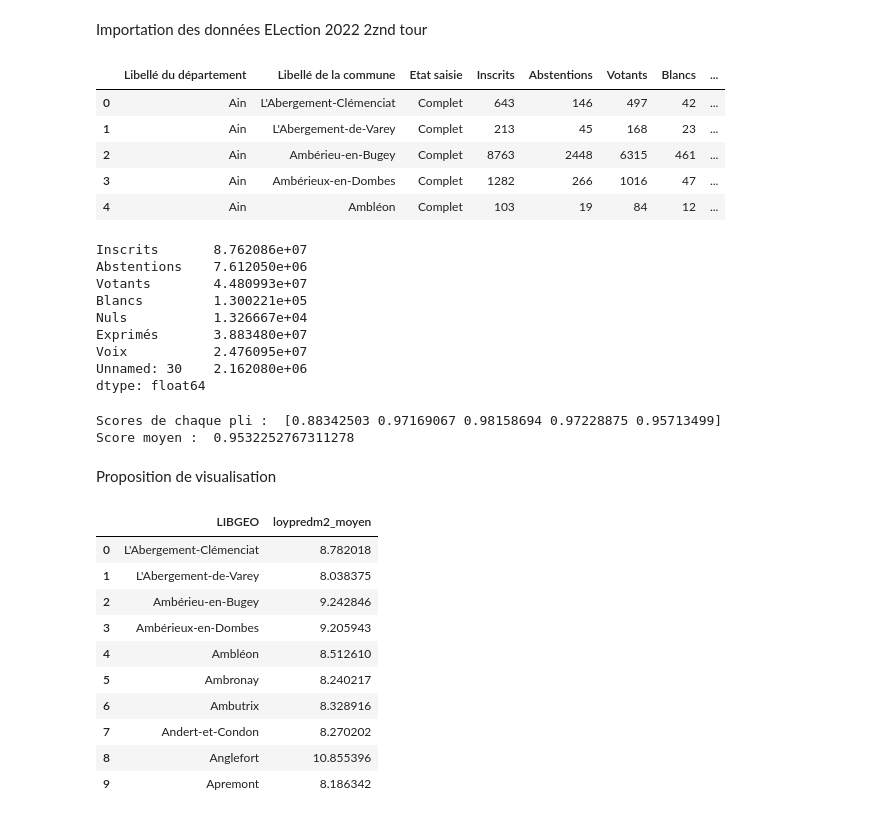
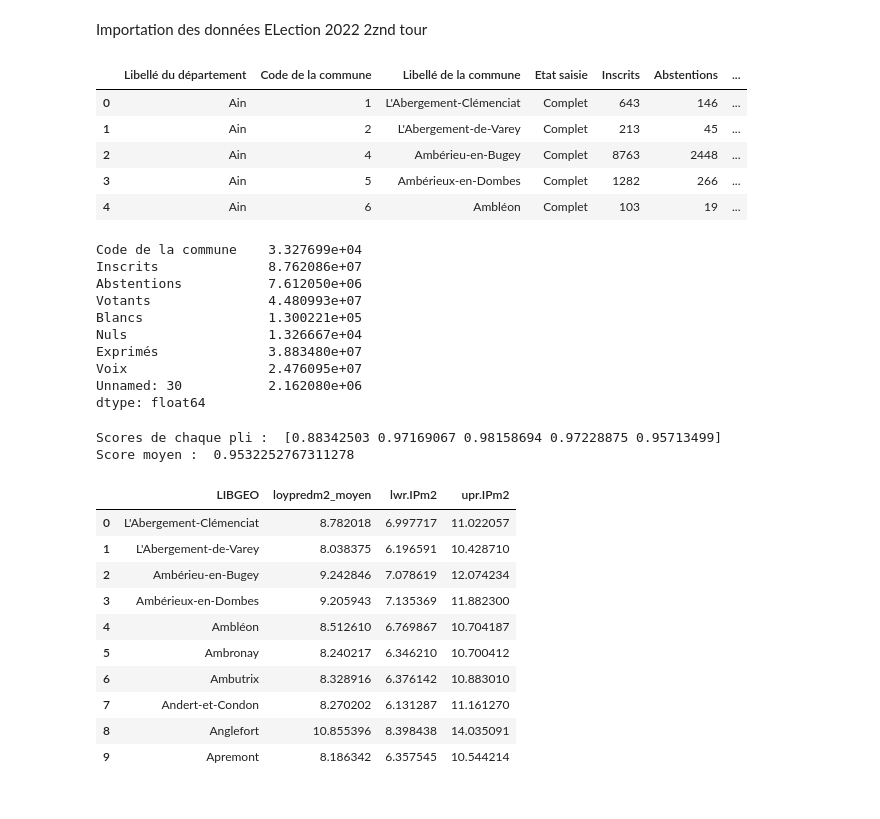
Before and after one commit to Anatgnr/Conso-annuelle-ML, a Jupyter notebook: Projet_ML.ipynb, the cells around one changed output. Saved outputs shown, nothing was run; the diff lists cells and outputs as text; code cells hidden in the pictures.

```diff
--- a/Projet_ML.ipynb
+++ b/Projet_ML.ipynb
@@ -18,33 +19,34 @@ from sklearn.model_selection import cross_val_score
 # %%
 # Create a DataFrame from the CSV data
 data = pd.read_excel('https://www.data.gouv.fr/fr/datasets/r/06d9816c-1b87-498d-985e-f312acee4f51')
 
 df = data.copy()
 df = df.drop(df.columns[[26, 27, 29, 31, 32]], axis=1)
-df = df.drop(['Code du département', 'Code de la commune', 'N°Panneau', 'Sexe',
+df = df.drop(['Code du département', 'N°Panneau', 'Sexe',
               'Prénom', '% Abs/Ins', '% Vot/Ins', '% Blancs/Ins', '% Blancs/Vot', '% Nuls/Ins',
               '% Nuls/Vot', '% Exp/Ins', '% Exp/Vot', '% Voix/Ins', '% Voix/Exp'], axis=1,)
 pd.set_option('display.max_rows', None)
 pd.set_option('display.max_columns', None)
 df.head()
 # %% [output]
-|  | Libellé du département | Libellé de la commune | Etat saisie | Inscrits | Abstentions | Votants | Blancs | ... |
-| 0 | Ain | L'Abergement-Clémenciat | Complet | 643 | 146 | 497 | 42 | ... |
-| 1 | Ain | L'Abergement-de-Varey | Complet | 213 | 45 | 168 | 23 | ... |
-| 2 | Ain | Ambérieu-en-Bugey | Complet | 8763 | 2448 | 6315 | 461 | ... |
-| 3 | Ain | Ambérieux-en-Dombes | Complet | 1282 | 266 | 1016 | 47 | ... |
-| 4 | Ain | Ambléon | Complet | 103 | 19 | 84 | 12 | ... |
+|  | Libellé du département | Code de la commune | Libellé de la commune | Etat saisie | Inscrits | Abstentions | ... |
+| 0 | Ain | 1 | L'Abergement-Clémenciat | Complet | 643 | 146 | ... |
+| 1 | Ain | 2 | L'Abergement-de-Varey | Complet | 213 | 45 | ... |
+| 2 | Ain | 4 | Ambérieu-en-Bugey | Complet | 8763 | 2448 | ... |
+| 3 | Ain | 5 | Ambérieux-en-Dombes | Complet | 1282 | 266 | ... |
+| 4 | Ain | 6 | Ambléon | Complet | 103 | 19 | ... |
 # %%
 df.var(axis = 0)
 # %% [output]
-Inscrits       8.762086e+07
-Abstentions    7.612050e+06
-Votants        4.480993e+07
-Blancs         1.300221e+05
-Nuls           1.326667e+04
-Exprimés       3.883480e+07
-Voix           2.476095e+07
-Unnamed: 30    2.162080e+06
+Code de la commune    3.327699e+04
+Inscrits              8.762086e+07
+Abstentions           7.612050e+06
+Votants               4.480993e+07
+Blancs                1.300221e+05
+Nuls                  1.326667e+04
+Exprimés              3.883480e+07
+Voix                  2.476095e+07
+Unnamed: 30           2.162080e+06
 dtype: float64
 # %%
 X = df[['Inscrits', 'Abstentions', 'Blancs', 'Nuls']]  # variables indépendantes
@@ -70,13 +72,7 @@ print("Score moyen : ", scores.mean())
 # %% [output]
 Scores de chaque pli :  [0.88342503 0.97169067 0.98158694 0.97228875 0.95713499]
 Score moyen :  0.9532252767311278
-# %% [markdown]
-Proposition de visualisation
 # %%
-# On souhaite prédire les resultat de l'elction
-# On est au second tour donc on a que 2 candidats MACRON et LE PEN Donc Deux classes
-# On va donc utiliser un model de classification
-# On va utiliser la regression logistique
 loyers_appart = pd.read_csv('https://www.data.gouv.fr/fr/datasets/r/8fac6fb7-cd07-4747-8e0b-b101c476f0da', encoding='iso-8859-1', sep=';')
 loyers_appart.head(10)
 loyers_maison = pd.read_csv('https://www.data.gouv.fr/fr/datasets/r/cf39b7e5-12fb-48e9-9ee7-b7e5496dcb75', encoding='iso-8859-1', sep=';')
@@ -87,30 +83,42 @@ loyers_appart['loypredm2'] = pd.to_numeric(loyers_appart['loypredm2'])
 loyers_maison['loypredm2'] = pd.to_numeric(loyers_maison['loypredm2'].str.replace(',', '.'))
 loyers_maison['loypredm2'] = pd.to_numeric(loyers_maison['loypredm2'])
 
+loyers_appart['upr.IPm2'] = pd.to_numeric(loyers_appart['upr.IPm2'].str.replace(',', '.'))
+loyers_maison['upr.IPm2'] = pd.to_numeric(loyers_maison['upr.IPm2'].str.replace(',', '.'))
+loyers_appart['upr.IPm2'] = pd.to_numeric(loyers_appart['upr.IPm2'])
+loyers_maison['upr.IPm2'] = pd.to_numeric(loyers_maison['upr.IPm2'])
+
+loyers_appart['lwr.IPm2'] = pd.to_numeric(loyers_appart['lwr.IPm2'].str.replace(',', '.'))
+loyers_maison['lwr.IPm2'] = pd.to_numeric(loyers_maison['lwr.IPm2'].str.replace(',', '.'))
+loyers_appart['lwr.IPm2'] = pd.to_numeric(loyers_appart['lwr.IPm2'])
+loyers_maison['lwr.IPm2'] = pd.to_numeric(loyers_maison['lwr.IPm2'])
+
 # Fusionner les deux DataFrames d'origine en un seul DataFrame
 loyers = pd.merge(loyers_appart, loyers_maison, on='LIBGEO')
 
 # Calculer la moyenne des loyers prédits pour les appartements et les maisons ligne par ligne
 # loyers.head()
 loyers['loypredm2_moyen'] = (loyers['loypredm2_x'] + loyers['loypredm2_y']) / 2
+loyers['lwr.IPm2'] = (loyers['lwr.IPm2_x'] + loyers['lwr.IPm2_y']) / 2
+loyers['upr.IPm2'] = (loyers['upr.IPm2_x'] + loyers['upr.IPm2_y']) / 2
 
 # Créer un nouveau DataFrame avec les colonnes 'LIBGEO' et 'loypredm2_moyen'
-loyers_moyen = loyers[['LIBGEO', 'loypredm2_moyen']]
+loyers_moyen = loyers[['LIBGEO', 'loypredm2_moyen', 'lwr.IPm2', 'upr.IPm2']]
 
 # Afficher les 10 premières lignes du nouveau DataFrame
 loyers_moyen.head(10)
 # %% [output]
-|  | LIBGEO | loypredm2_moyen |
-| 0 | L'Abergement-Clémenciat | 8.782018 |
-| 1 | L'Abergement-de-Varey | 8.038375 |
-| 2 | Ambérieu-en-Bugey | 9.242846 |
-| 3 | Ambérieux-en-Dombes | 9.205943 |
-| 4 | Ambléon | 8.512610 |
-| 5 | Ambronay | 8.240217 |
-| 6 | Ambutrix | 8.328916 |
-| 7 | Andert-et-Condon | 8.270202 |
-| 8 | Anglefort | 10.855396 |
-| 9 | Apremont | 8.186342 |
+|  | LIBGEO | loypredm2_moyen | lwr.IPm2 | upr.IPm2 |
+| 0 | L'Abergement-Clémenciat | 8.782018 | 6.997717 | 11.022057 |
+| 1 | L'Abergement-de-Varey | 8.038375 | 6.196591 | 10.428710 |
+| 2 | Ambérieu-en-Bugey | 9.242846 | 7.078619 | 12.074234 |
+| 3 | Ambérieux-en-Dombes | 9.205943 | 7.135369 | 11.882300 |
+| 4 | Ambléon | 8.512610 | 6.769867 | 10.704187 |
+| 5 | Ambronay | 8.240217 | 6.346210 | 10.700412 |
+| 6 | Ambutrix | 8.328916 | 6.376142 | 10.883010 |
+| 7 | Andert-et-Condon | 8.270202 | 6.131287 | 11.161270 |
+| 8 | Anglefort | 10.855396 | 8.398438 | 14.035091 |
+| 9 | Apremont | 8.186342 | 6.357545 | 10.544214 |
 # %%
 df_merged = pd.merge(df, loyers_moyen, left_on='Libellé de la commune', right_on='LIBGEO', how='left')
 df_merged = df_merged.drop(['LIBGEO'], axis=1)
```
Also changed, not shown: parts of 7 cells of this notebook, 1 other file.
